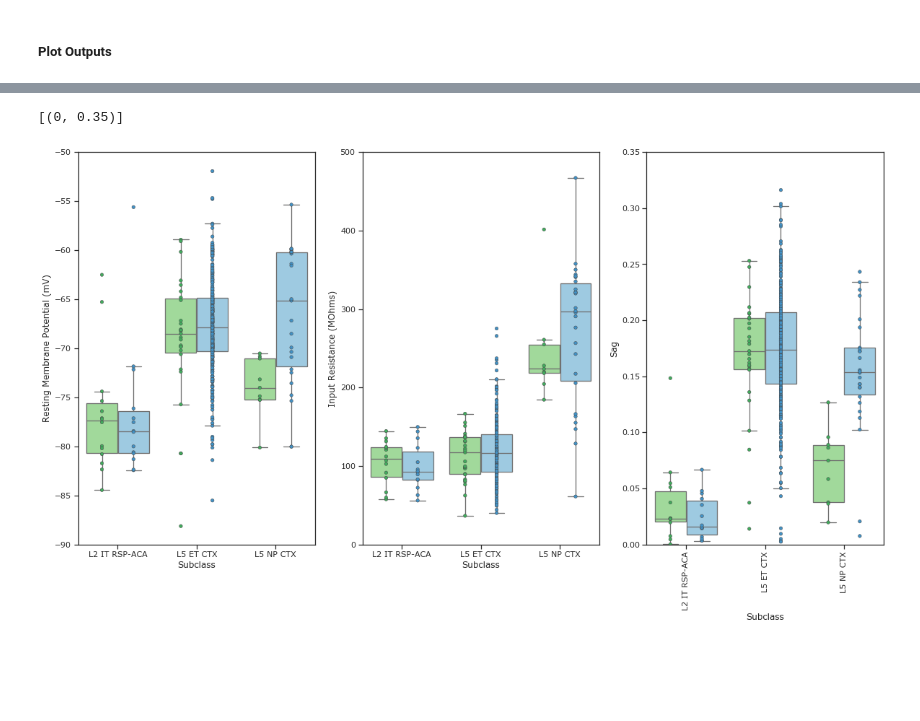
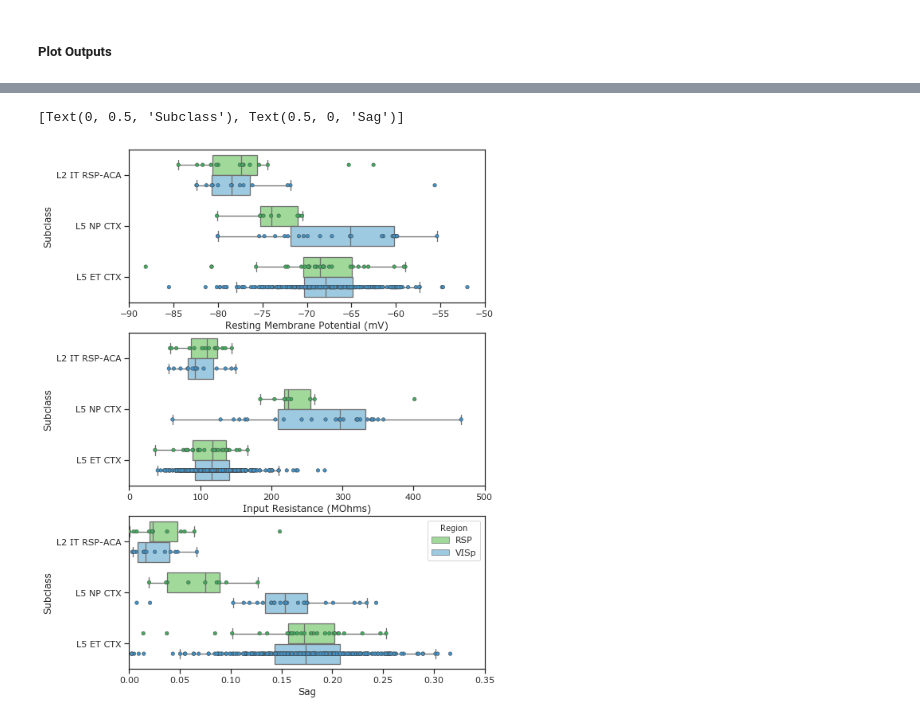
Before and after one commit to ramr24/Personal, a Jupyter notebook: analysis_scripts/new_mouse_region_features.ipynb, the cells around one changed output, grey strips where cells are left out. Drawn from its saved outputs; the diff is of its cells as text; code cells hidden in the pictures; blank space fills up the shorter version.

```diff
--- a/analysis_scripts/new_mouse_region_features.ipynb
+++ b/analysis_scripts/new_mouse_region_features.ipynb
@@ -198,6 +237,9 @@ for k,v in gab_dict.items():
+# %%
+region_list = ["RSP", "VISp"]
+sub_list = ["L2 IT RSP-ACA", "L5 ET CTX", "L5 NP CTX"]
 # %%
-rsub_list = []
-rless_list = []
+rsub_list = list()
+rless_list = list()
 for n in rsp_glu.subclass_label.unique():
     ex = rsp_glu[rsp_glu["subclass_label"] == n]
     value = ex["vrest"].count() > 5
@@ -206,8 +248,8 @@ for n in rsp_glu.subclass_label.unique():
     else:
         rless_list.append(n)
 
-vsub_list = []
-vless_list = []
+vsub_list = list()
+vless_list = list()
 for n in visp_glu.subclass_label.unique():
     ex = visp_glu[visp_glu["subclass_label"] == n]
     value = ex["vrest"].count() > 5
@@ -279,58 +312,48 @@ box_plt("f_i_curve_slope", "fis", "F-I Curve", 0, 0.60)
 # %%
-fig_dims = (20, 10)
-f, axes = plt.subplots(nrows=1, ncols=3, figsize=fig_dims)
+fig_dims = (8, 12)
+f, axes = plt.subplots(nrows=3, ncols=1, figsize=fig_dims)
 
 
-ax = sns.boxplot(x="subclass_label", y="vrest", hue="region", data=rsp_visp_glu[rsp_visp_glu["vrest"] < -50],
-                 order = ["L2 IT RSP-ACA", "L5 ET CTX", "L5 NP CTX"],
-                 hue_order = ["RSP", "VISp"],
+ax = sns.boxplot(y="subclass_label", x="vrest", hue="region", data=rsp_visp_glu[rsp_visp_glu["vrest"] < -50],
+                 order = sub_list, hue_order = region_list,
                  palette=b_colors, saturation=1, width=0.8, linewidth=1.3, showfliers=False, ax=axes[0])
 
 
-ax = sns.stripplot(x="subclass_label", y="vrest", hue="region", data=rsp_visp_glu[rsp_visp_glu["vrest"] < -50],
-                   order = ["L2 IT RSP-ACA", "L5 ET CTX", "L5 NP CTX"],
-                   hue_order = ["RSP", "VISp"],
+ax = sns.stripplot(y="subclass_label", x="vrest", hue="region", data=rsp_visp_glu[rsp_visp_glu["vrest"] < -50],
+                   order = sub_list, hue_order = region_list,
                    jitter=False, size=4.5, palette=s_colors, dodge=True, linewidth=0.5, ax=axes[0])
 
 
-ax1 = sns.boxplot(x="subclass_label", y="ri", hue="region", data=rsp_visp_glu[rsp_visp_glu["ri"] < 500],
-                 order = ["L2 IT RSP-ACA", "L5 ET CTX", "L5 NP CTX"],
-                 hue_order = ["RSP", "VISp"],
-                 palette=b_colors, saturation=1, width=0.8, linewidth=1.3, showfliers=False, ax=axes[1])
+ax1 = sns.boxplot(y="subclass_label", x="ri", hue="region", data=rsp_visp_glu[rsp_visp_glu["ri"] < 500],
+                  order = sub_list, hue_order = region_list,
+                  palette=b_colors, saturation=1, width=0.8, linewidth=1.3, showfliers=False, ax=axes[1])
 
-ax1 = sns.stripplot(x="subclass_label", y="ri", hue="region", data=rsp_visp_glu[rsp_visp_glu["ri"] < 500],
-                   order = ["L2 IT RSP-ACA", "L5 ET CTX", "L5 NP CTX"],
-                   hue_order = ["RSP", "VISp"],
-                   jitter=False, size=4.5, palette=s_colors, dodge=True, linewidth=0.5, ax=axes[1])
+ax1 = sns.stripplot(y="subclass_label", x="ri", hue="region", data=rsp_visp_glu[rsp_visp_glu["ri"] < 500],
+                    order = sub_list, hue_order = region_list,
+                    jitter=False, size=4.5, palette=s_colors, dodge=True, linewidth=0.5, ax=axes[1])
 
 
-ax2 = sns.boxplot(x="subclass_label", y="sag", hue="region", data=rsp_visp_glu[rsp_visp_glu["sag"] < 0.35],
-                 order = ["L2 IT RSP-ACA", "L5 ET CTX", "L5 NP CTX"],
-                 hue_order = ["RSP", "VISp"],
-                 palette=b_colors, saturation=1, width=0.8, linewidth=1.3, showfliers=False, ax=axes[2])
+ax2 = sns.boxplot(y="subclass_label", x="sag", hue="region", data=rsp_visp_glu[rsp_visp_glu["sag"] < 0.35],
+                  order = sub_list, hue_order = region_list,
+                  palette=b_colors, saturation=1, width=0.8, linewidth=1.3, showfliers=False, ax=axes[2])
 
-ax2 = sns.stripplot(x="subclass_label", y="sag", hue="region", data=rsp_visp_glu[rsp_visp_glu["sag"] < 0.35],
-                   order = ["L2 IT RSP-ACA", "L5 ET CTX", "L5 NP CTX"],
-                   hue_order = ["RSP", "VISp"],
-                   jitter=False, size=4.5, palette=s_colors, dodge=True, linewidth=0.5, ax=axes[2])
+ax2 = sns.stripplot(y="subclass_label", x="sag", hue="region", data=rsp_visp_glu[rsp_visp_glu["sag"] < 0.35],
+                    order = sub_list, hue_order = region_list,
+                    jitter=False, size=4.5, palette=s_colors, dodge=True, linewidth=0.5, ax=axes[2])
 
-
-
-#sns.despine(trim=True)
-#handles, labels = ax.get_legend_handles_labels()
-#l = plt.legend(handles[0:2], labels[0:2], title="Region")
+handles, labels = ax.get_legend_handles_labels()
+l = plt.legend(handles[0:2], labels[0:2], title="Region")
 
 ax.legend_.remove()
 ax1.legend_.remove()
-ax2.legend_.remove()
-plt.xticks(rotation=90)
+#ax2.legend_.remove()
 
-ax.set(xlabel="Subclass", ylabel="Resting Membrane Potential (mV)")
-ax1.set(xlabel="Subclass", ylabel="Input Resistance (MOhms)")
-ax2.set(xlabel="Subclass", ylabel="Sag")
-ax.set(ylim=(-90, -50))
-ax1.set(ylim=(0, 500))
-ax2.set(ylim=(0, 0.35))
+ax.set(xlim=(-90, -50))
+ax1.set(xlim=(0, 500))
+ax2.set(xlim=(0, 0.35))
+ax.set(ylabel="Subclass", xlabel="Resting Membrane Potential (mV)")
+ax1.set(ylabel="Subclass", xlabel="Input Resistance (MOhms)")
+ax2.set(ylabel="Subclass", xlabel="Sag")
 # %% [output]
-[(0, 0.35)]
+[Text(0, 0.5, 'Subclass'), Text(0.5, 0, 'Sag')]
-[figure, old version]
+[figure, new version]
```
Also changed, not shown: parts of 22 cells of this notebook, 9 other files.
